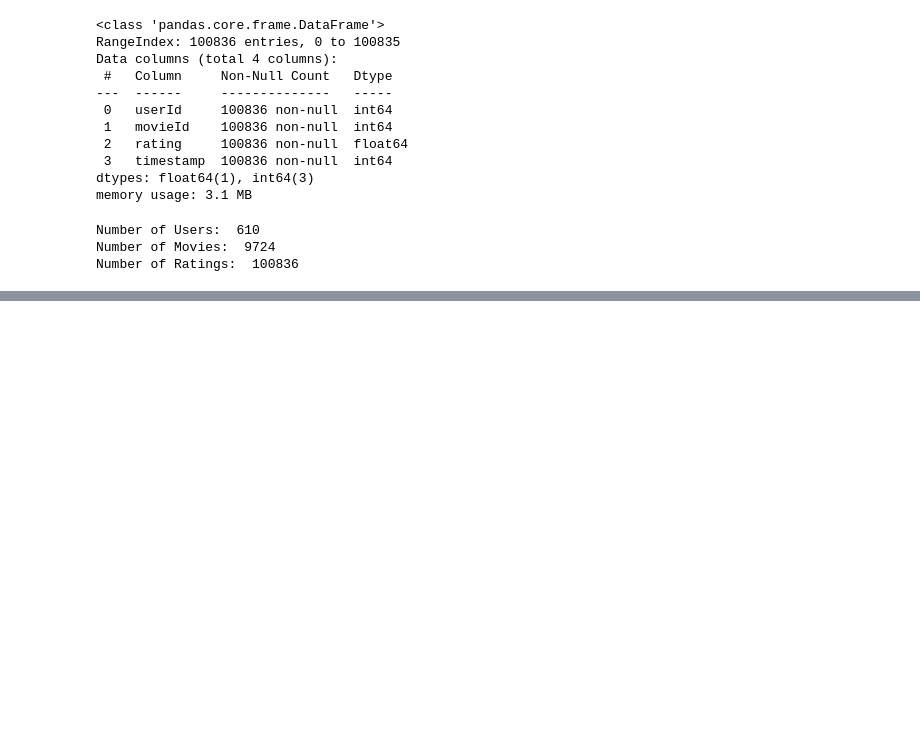
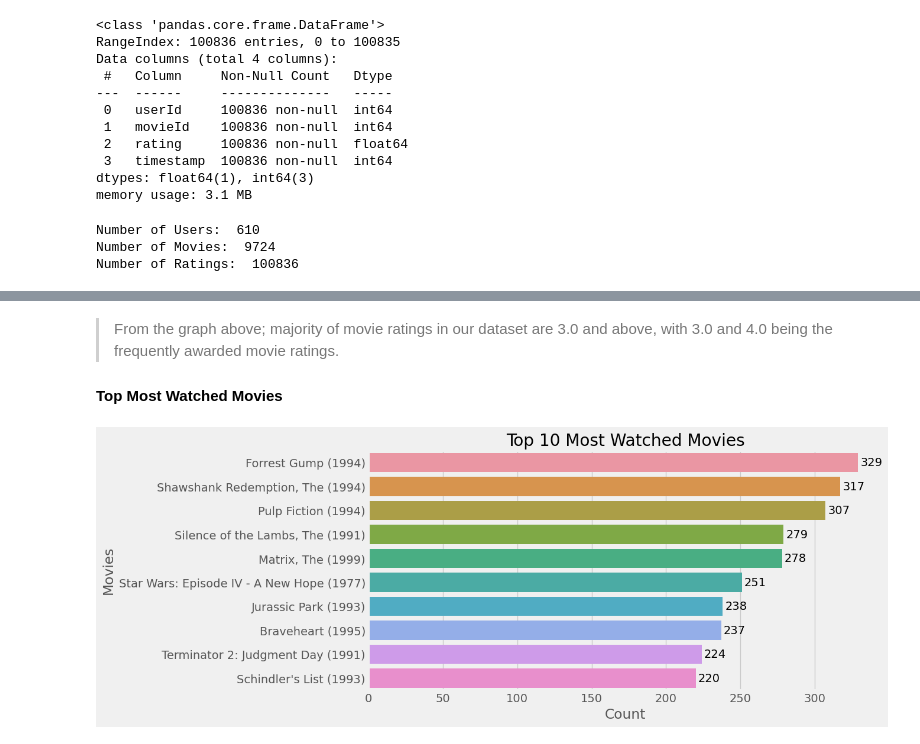
Before and after one commit to sha-ddie/Phase-4-Project, a Jupyter notebook: student.ipynb, the cells around one changed output, grey strips where cells are left out. Drawn from its saved outputs; the diff is of its cells as text; code cells hidden in the pictures; blank space fills up the shorter version.

Commit message:
Done Intro and Modelling

```diff
--- a/student.ipynb
+++ b/student.ipynb
@@ -32,13 +52,22 @@ The information contained in this dataset will be used to train out model.The co
 # %%
 # loading necessary libraries
+
+import numpy as np
 import pandas as pd
-import numpy as np
+import matplotlib.pyplot as plt
+import seaborn as sns
+from sklearn.feature_extraction.text import CountVectorizer
+from sklearn.metrics.pairwise import cosine_similarity
 from surprise import Reader , Dataset
-from sklearn.metrics.pairwise import cosine_similarity
-from surprise.model_selection import cross_validate
+from surprise.model_selection import cross_validate, train_test_split
 from surprise.prediction_algorithms import SVD
 from surprise.prediction_algorithms import KNNWithMeans, KNNBasic, KNNBaseline
 from surprise.model_selection import GridSearchCV
+
+
+# plotting styles
+plt.style.use("fivethirtyeight")
+%matplotlib inline
 # %%
 # loading the movies.csv file
 movies_df=pd.read_csv('./data/movies.csv')
@@ -200,0 +264,19 @@ Name: genres, dtype: object
+# %% [markdown]
+> From the graph above; majority of movie ratings in our dataset are 3.0 and above, with 3.0 and 4.0 being the frequently awarded movie ratings.
+
+#### Top Most Watched Movies
+# %%
+# first we group the data according to movie titles
+# and the arrang in descending order of the counts
+data=movies.groupby('title')[['userId']].count().sort_values(by='userId',ascending=False)
+data
+
+# plotting the grouped data and plotting the top 10 movies
+fig, ax=plt.subplots(figsize=(10,5))
+sns.barplot(data=data[:10] , x='userId',y=data[:10].index , ax=ax)
+ax.set_ylabel("Movies")
+ax.set_xlabel("Count")
+ax.set_title("Top 10 Most Watched Movies")
+ax.bar_label(ax.containers[0],padding=3);
+# %% [output]
+[figure, added]
```
Also changed, not shown: parts of 71 cells of this notebook.
